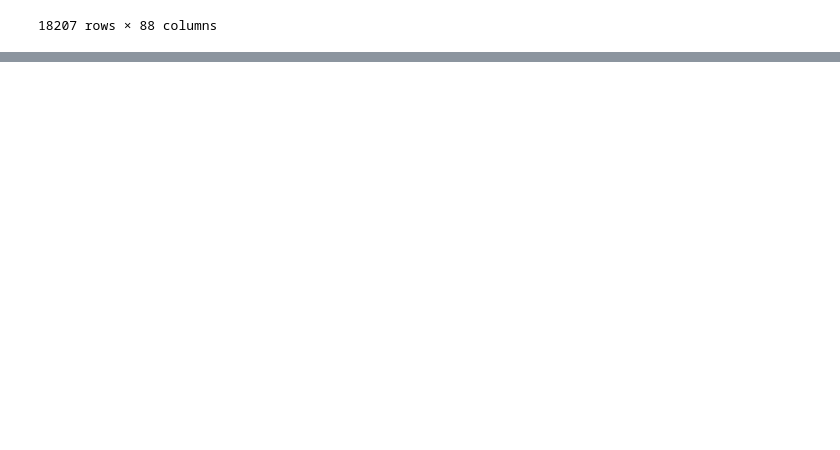
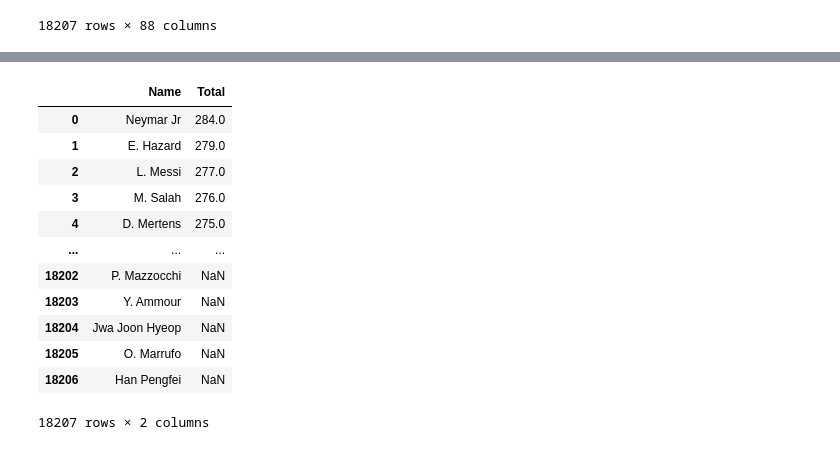
Before and after one commit to TassioSales/Panda_Do_Zero, a Jupyter notebook: Estudos_pandas.ipynb, the cells around one changed output, grey strips where cells are left out. Drawn from its saved outputs; the diff is of its cells as text; code cells hidden in the pictures; blank space fills up the shorter version.

```diff
--- a/Estudos_pandas.ipynb
+++ b/Estudos_pandas.ipynb
@@ -268,0 +295,16 @@ Note: you may need to restart the kernel to use updated packages.
+# %%
+df_1
+# %% [output]
+|  | Name | Total |
+| 0 | Neymar Jr | 284.0 |
+| 1 | E. Hazard | 279.0 |
+| 2 | L. Messi | 277.0 |
+| 3 | M. Salah | 276.0 |
+| 4 | D. Mertens | 275.0 |
+| ... | ... | ... |
+| 18202 | P. Mazzocchi | NaN |
+| 18203 | Y. Ammour | NaN |
+| 18204 | Jwa Joon Hyeop | NaN |
+| 18205 | O. Marrufo | NaN |
+| 18206 | Han Pengfei | NaN |
+18207 rows × 2 columns
```
Also changed, not shown: parts of 13 cells of this notebook, 7 other files.
